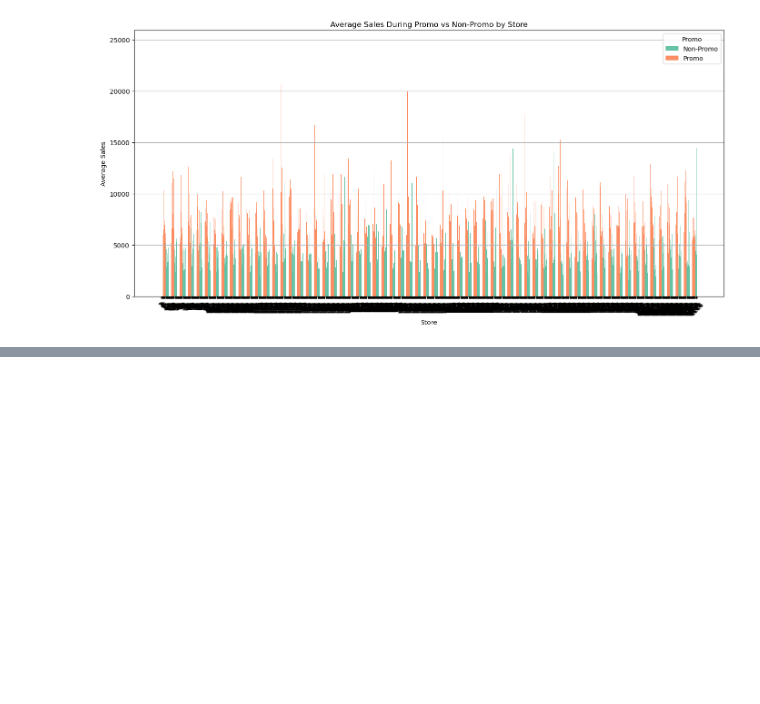
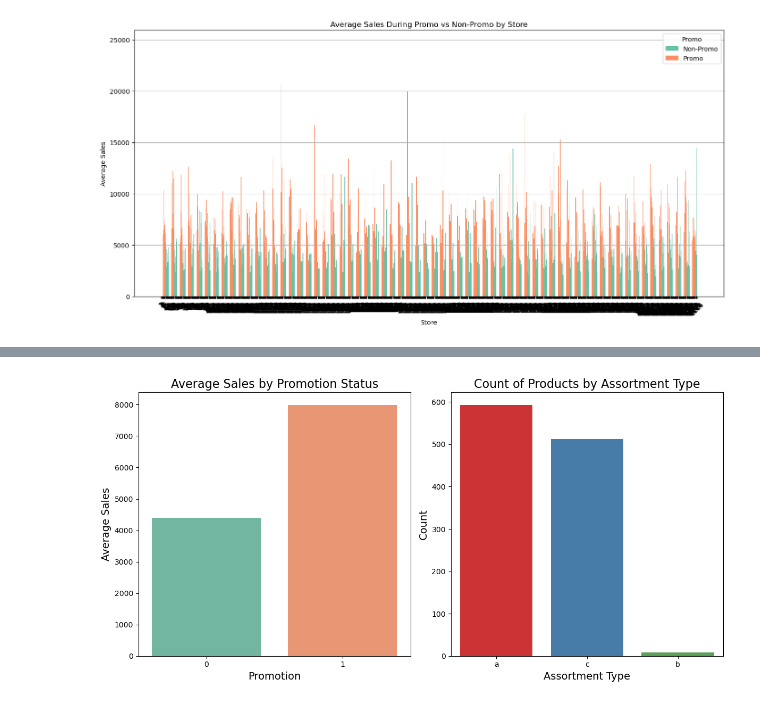
Before and after one commit to elsaeb/10_academy_kifya_week_4, a Jupyter notebook: notebook/Untitled.ipynb, the cells around one changed output, grey strips where cells are left out. Cells and saved outputs as stored; diff of their text form; code cells hidden in the pictures; blank space fills up the shorter version.

```diff
--- a/notebook/Untitled.ipynb
+++ b/notebook/Untitled.ipynb
@@ -308,0 +328,2 @@ plt.show()
+# %%
+data = pd.read_csv('Data/store.csv')
@@ -308,0 +339,25 @@ plt.show()
+# %%
+avg_sales_promotion = train_data.groupby('Promo')['Sales'].mean().reset_index()
+
+avg_sales_assortment = data['Assortment'].value_counts().reset_index()
+avg_sales_assortment.columns = ['Assortment_Type', 'Count']
+
+
+plt.figure(figsize=(12, 6))
+plt.subplot(1, 2, 1)
+sns.barplot(data=avg_sales_promotion, x='Promo', y='Sales', palette='Set2')
+plt.title('Average Sales by Promotion Status', fontsize=16)
+plt.xlabel('Promotion', fontsize=14)
+plt.ylabel('Average Sales', fontsize=14)
+
+# Bar plot for Assortment Type Count (or any other metric you want)
+plt.subplot(1, 2, 2)
+sns.barplot(data=avg_sales_assortment, x='Assortment_Type', y='Count', palette='Set1')
+plt.title('Count of Products by Assortment Type', fontsize=16)
+plt.xlabel('Assortment Type', fontsize=14)
+plt.ylabel('Count', fontsize=14)
+
+plt.tight_layout()
+plt.show()
+# %% [output]
+[figure, added]
```
Also changed, not shown: parts of 11 cells of this notebook, 1 other file.
